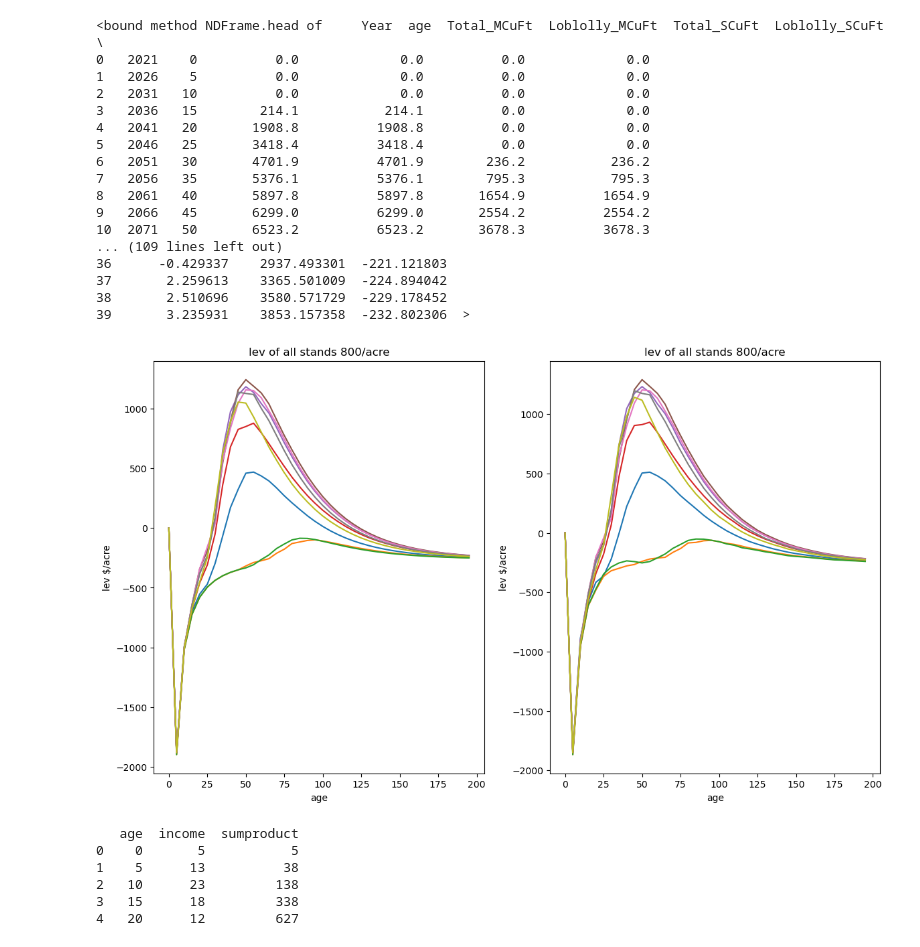
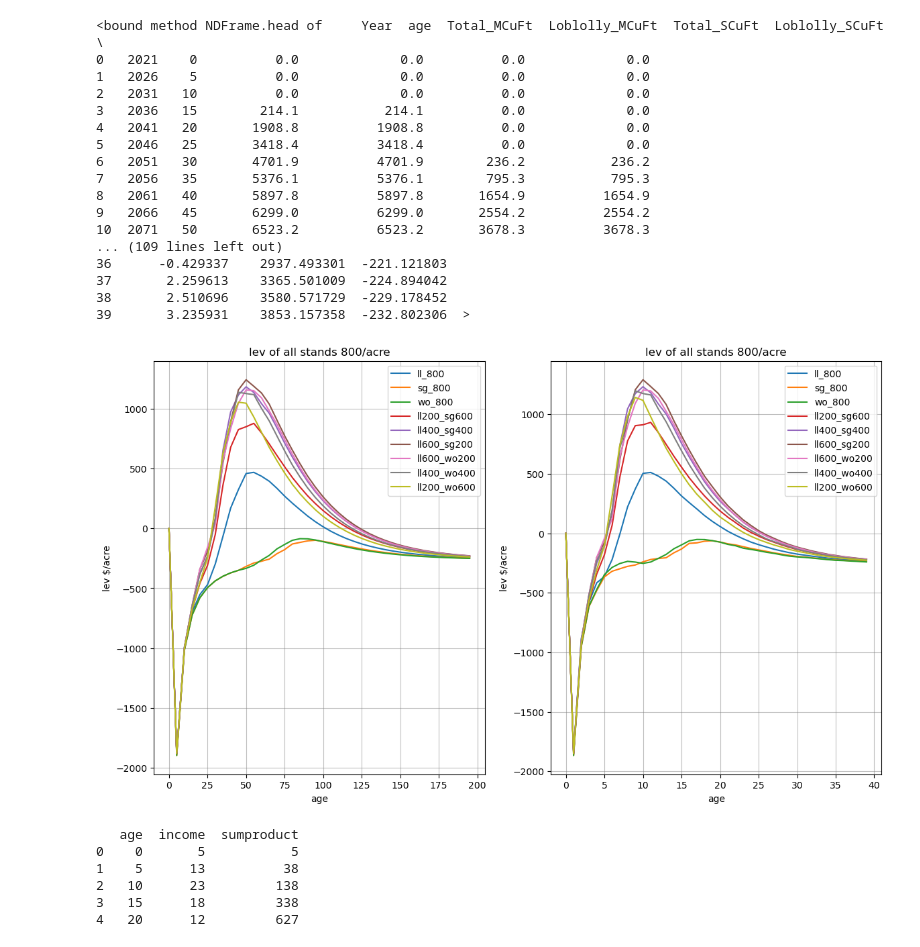
Before and after one commit to c0dama/plantations, a Jupyter notebook: plantations.ipynb, the cells around one changed output. Drawn from its saved outputs; the diff is of its cells as text; code cells hidden in the pictures.

```diff
--- a/plantations.ipynb
+++ b/plantations.ipynb
@@ -39,8 +39,10 @@ stands = [ll_800, sg_800, wo_800, ll200_sg600, ll400_sg400, ll600_sg200, ll600_w
 stands_sg = [ll_800, ll600_sg200, ll400_sg400, ll200_sg600, sg_800]
 stands_wo = [ll_800, ll600_wo200, ll400_wo400, ll200_wo600, wo_800]
 
-def lev(graphtitle, ll_timber, ll_pulp, hw_timber, hw_pulp, carbon_price, cost, interest, *args):
-    for stand in args:
+stand_dict = {"ll_800" : ll_800, "sg_800" : sg_800, "wo_800" : wo_800, "ll200_sg600" : ll200_sg600, "ll400_sg400" : ll400_sg400, "ll600_sg200" : ll600_sg200, "ll600_wo200" : ll600_wo200, "ll400_wo400" : ll400_wo400, "ll200_wo600" : ll200_wo600}
+
+def lev(graphtitle, ll_timber, ll_pulp, hw_timber, hw_pulp, carbon_price, cost, interest, dict):
+    for label, stand in dict.items():
         stand_list = list(stand)
         stand.insert(loc=1, column="age", value=[i for i in range(0, 200, 5)])
         if len(stand_list) > 7:
@@ -65,57 +67,62 @@ def lev(graphtitle, ll_timber, ll_pulp, hw_timber, hw_pulp, carbon_price, cost,
         stand["hartman"] = stand[["revenue", "age", "carbon_annual"]].apply(lambda x: hartman(x["revenue"], x["age"], x["carbon_annual"], cost, interest), axis=1)
 
         plt.figure(1, figsize = [14, 8])
-        plt.subplot(121)
-        plt.plot(stand["age"], stand["faustmann"])
+        ax1 = plt.subplot(121)
+        plt.plot(stand["age"], stand["faustmann"], label=label)
         plt.xlabel("age")
         plt.ylabel("lev $/acre")
         plt.title(graphtitle)
-        plt.subplot(122)
-        plt.plot(stand["age"], stand["hartman"])
+        plt.legend()
+        ax1.grid(color="grey", alpha = 0.5)
+        ax2 = plt.subplot(122)
+        plt.plot(stand["hartman"], label=label)
         plt.xlabel("age")
         plt.ylabel("lev $/acre")
         plt.title(graphtitle)
+        plt.legend()
+        ax2.grid(color="grey", alpha = 0.5)
+
     #ax.plot(data = stand, x = "age", y = "faustmann", legend = "full")
     #fig, ax = sns.lineplot(data = stand, x = "age", y = "faustmann", legend = "full")
     #ax.ylabel('revenue in $/acre')
     #plt.title("revenue of stands by faustmann")
     #ax.legend()
 
-lev("lev of all stands 800/acre", 0.72, 0.27, 23.25/35.31467, 0.1, 3, 262, 1.03, *stands)
-#print(ll_800.head)
+lev("lev of all stands 800/acre", 0.72, 0.27, 23.25/35.31467, 0.1, 3, 262, 1.03, stand_dict)
+print(ll_800.head)
 
 
 interest = 1.03
 test = pd.DataFrame()
 test["age"] = ll_800["age"]
 test["income"] = ll_800["carbon_return"]
 
 #age = test['age'].to_numpy()
 #arr = interest ** (age[:, None] - age )
 #arr = np.where(np.triu(np.ones(arr.shape, dtype=bool)), 0, arr)
 #np.fill_diagonal(arr, 1)
 #arr * test['income'].to_numpy()
 #test['new'] = (arr * test['income'].to_numpy()).sum(axis=1)
 #print(test.head)
 # %% [output]
 <bound method NDFrame.head of     Year  age  Total_MCuFt  Loblolly_MCuFt  Total_SCuFt  Loblolly_SCuFt  \
 0   2021    0          0.0             0.0          0.0             0.0
 1   2026    5          0.0             0.0          0.0             0.0
 2   2031   10          0.0             0.0          0.0             0.0
 3   2036   15        214.1           214.1          0.0             0.0
 4   2041   20       1908.8          1908.8          0.0             0.0
 5   2046   25       3418.4          3418.4          0.0             0.0
 6   2051   30       4701.9          4701.9        236.2           236.2
 7   2056   35       5376.1          5376.1        795.3           795.3
 8   2061   40       5897.8          5897.8       1654.9          1654.9
 9   2066   45       6299.0          6299.0       2554.2          2554.2
 10  2071   50       6523.2          6523.2       3678.3          3678.3
 ... (109 lines left out)
 36      -0.429337    2937.493301  -221.121803
 37       2.259613    3365.501009  -224.894042
 38       2.510696    3580.571729  -229.178452
 39       3.235931    3853.157358  -232.802306  >
-[figure, old version]
+[figure, new version]
 # %%
 def wood_volume(graphtitle, age, *args):
     volume_true = []
```
Also changed, not shown: parts of 1 cell of this notebook.
